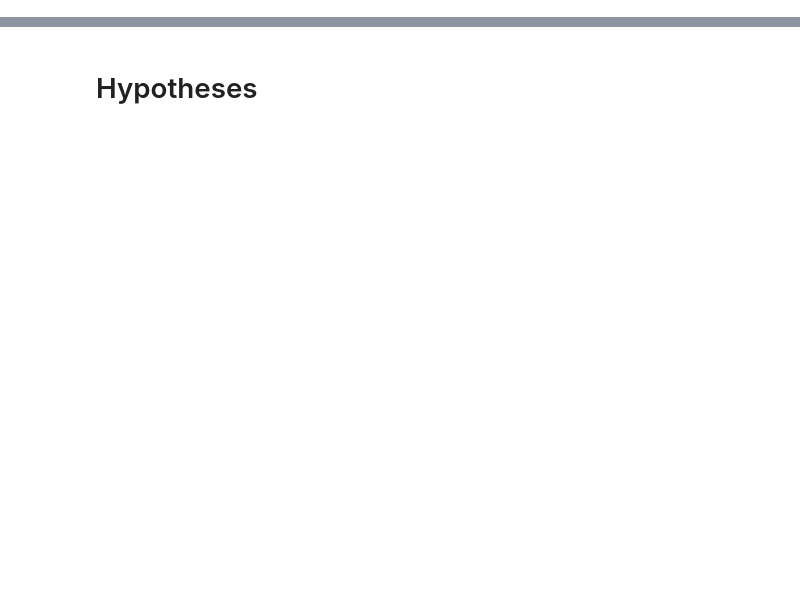
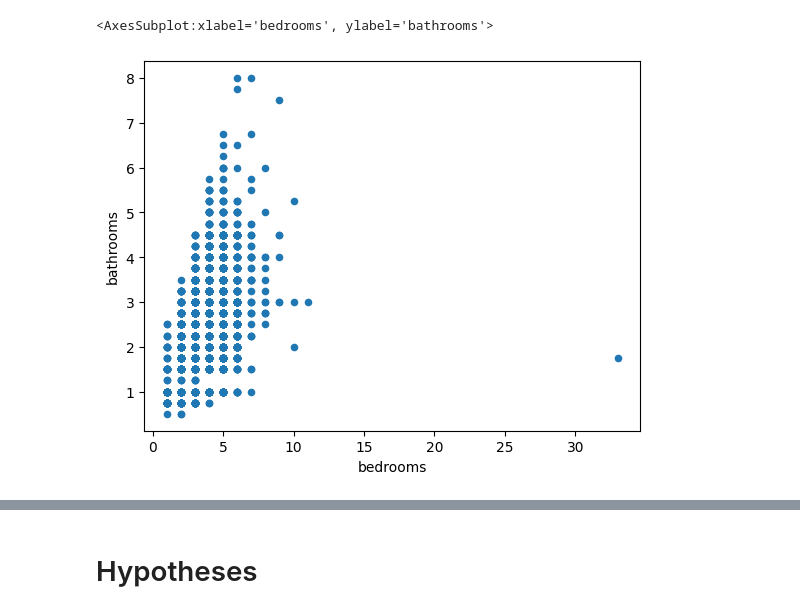
Before and after one commit to Levaldo42/ds-seattle-housemarket, a Jupyter notebook: 01_working_notebook-1.ipynb, the cells around one changed output, grey strips where cells are left out. Saved outputs shown, nothing was run; the diff lists cells and outputs as text; code cells hidden in the pictures; blank space fills up the shorter version.

```diff
--- a/01_working_notebook-1.ipynb
+++ b/01_working_notebook-1.ipynb
@@ -5,0 +125,5 @@ df_houses = pd.read_csv("data/King_County_House_prices_dataset.csv")
+# %%
+df_density_combine2.plot(kind="scatter", x="bedrooms", y = "bathrooms")
+# %% [output]
+<AxesSubplot:xlabel='bedrooms', ylabel='bathrooms'>
+[figure, added]
```
Also changed, not shown: parts of 26 cells of this notebook, 1 other file.
